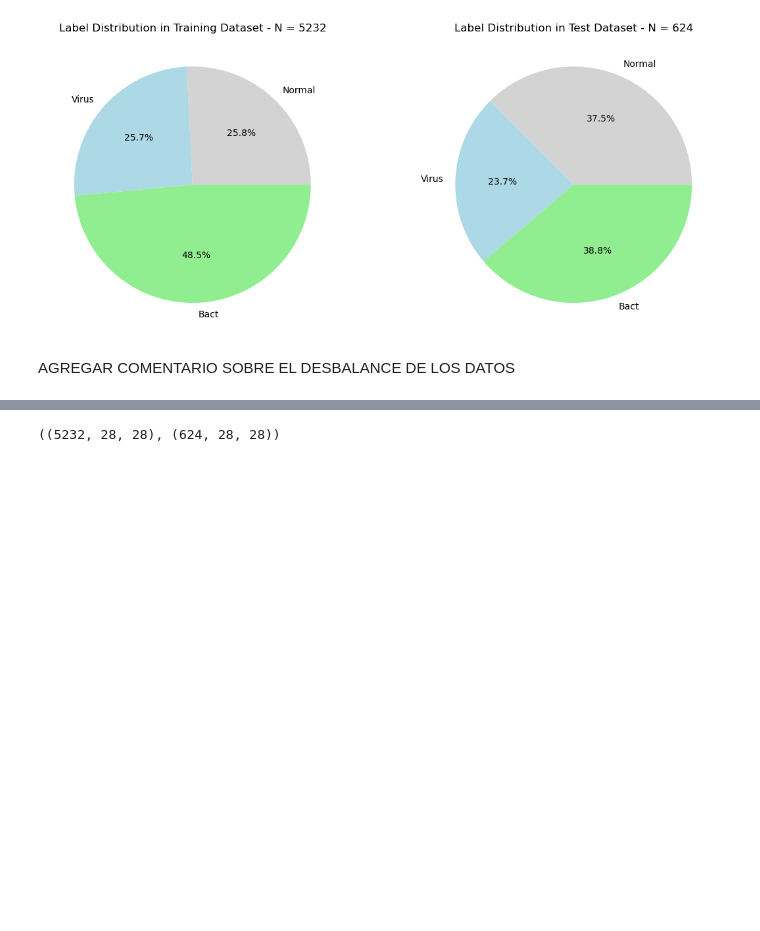
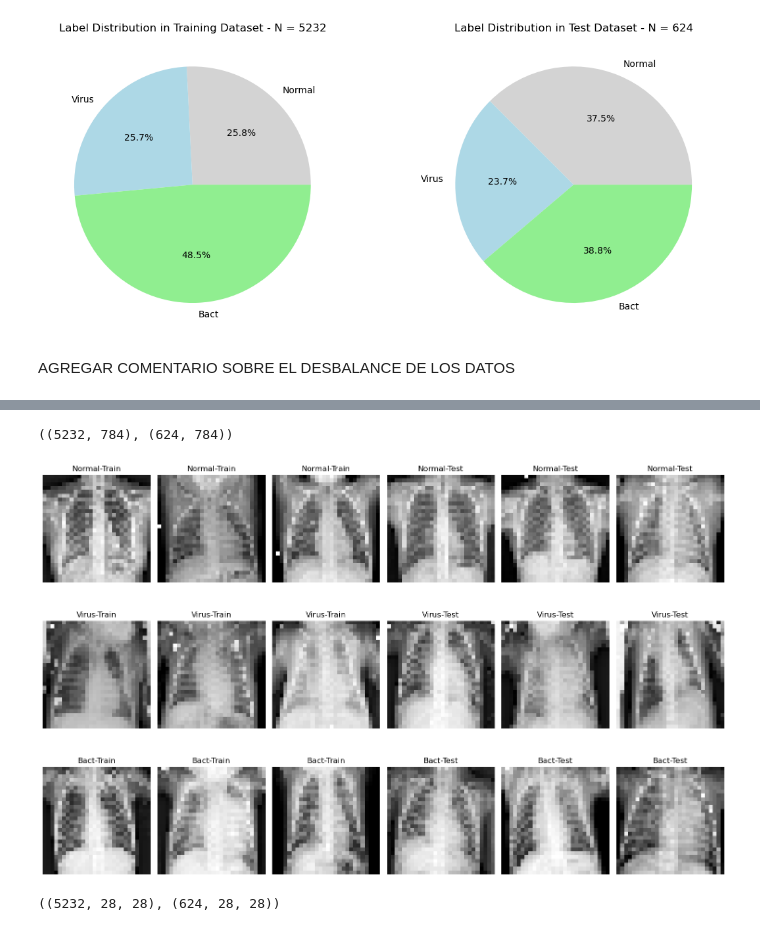
Before and after one commit to jlopetegui98/Hands-on-ML-Project, a Jupyter notebook: main.ipynb, the cells around one changed output, grey strips where cells are left out. Drawn from its saved outputs; the diff is of its cells as text; code cells hidden in the pictures; blank space fills up the shorter version.

```diff
--- a/main.ipynb
+++ b/main.ipynb
@@ -176,23 +92,60 @@ plt.show()
 # %%
-# load all images in training and test dataset
-train_images = []
-test_images = []
+# load images and resize them to IMG_SIZE*IMG_SIZE
 mask_train = ["NORMAL"]*train_labels.count(0) + ["PNEUMONIA"]*(len(train_labels) - train_labels.count(0))
 mask_test = ["NORMAL"]*test_labels.count(0) + ["PNEUMONIA"]*(len(test_labels) - test_labels.count(0))
 
 train_images_paths = [os.path.join(train_path,mask_train[i],train_images_paths[i]) for i in range(len(train_images_paths))]
 test_images_paths = [os.path.join(test_path,mask_test[i],test_images_paths[i]) for i in range(len(test_images_paths))]
-# print(train_images_paths[0])
 
-for i in range(len(train_images_paths)):
-    img = cv2.imread(train_images_paths[i])
-    img = cv2.resize(img,(IMG_SIZE,IMG_SIZE))
-    img = cv2.cvtColor(img,cv2.COLOR_RGB2GRAY)
-    train_images.append(img)
+def load_images(images_paths):
+    images = []
+    for image_path in images_paths:
+        image = cv2.imread(image_path)
+        # resize image
+        image = cv2.resize(image,(IMG_SIZE,IMG_SIZE))
+        # transform to grayscale
+        image = cv2.cvtColor(image,cv2.COLOR_RGB2GRAY)
+        images.append(image)
+    # reshape images to 1D array
+    images = np.array(images).reshape(-1,IMG_SIZE*IMG_SIZE)
+    return images
 
-for i in range(len(test_images_paths)):
-    img = cv2.imread(test_images_paths[i])
-    img = cv2.resize(img,(IMG_SIZE,IMG_SIZE))
-    img = cv2.cvtColor(img,cv2.COLOR_RGB2GRAY)
-    test_images.append(img)
+train_images = load_images(train_images_paths)
+test_images = load_images(test_images_paths)
+train_images.shape, test_images.shape
+# %% [output]
+((5232, 784), (624, 784))
+# %%
+# show three images from each class in training and test dataset
+# save 3 images from each class in training and test dataset
+normal_train_images = train_images[:3]
+virus_train_images = train_images[train_label_counts[0]:train_label_counts[0]+3]
+bact_train_images = train_images[train_label_counts[0]+train_label_counts[1]:train_label_counts[0]+train_label_counts[1]+3]
+normal_test_images = test_images[:3]
+virus_test_images = test_images[test_label_counts[0]:test_label_counts[0]+3]
+bact_test_images = test_images[test_label_counts[0]+test_label_counts[1]:test_label_counts[0]+test_label_counts[1]+3]
+
+
+def show_images(subplot_indexes, images, label, mode = 'Train'):
+    i,j_o = subplot_indexes
+    for j in range(j_o,j_o+3):
+        axes[i,j].imshow(images[j-j_o].reshape(IMG_SIZE,IMG_SIZE),cmap='gray')
+        axes[i,j].axis('off')
+        axes[i,j].set_title(label+ '-' + mode)
+
+
+fig,axes = plt.subplots(3,6)
+fig.set_size_inches(15,10)
+
+show_images((0,0),normal_train_images,'Normal')
+show_images((0,3),normal_test_images,'Normal',mode='Test')
+show_images((1,0),virus_train_images,'Virus')
+show_images((1,3),virus_test_images,'Virus',mode='Test')
+show_images((2,0),bact_train_images,'Bact')
+show_images((2,3),bact_test_images,'Bact',mode='Test')
+
+plt.tight_layout()
+plt.show()
+# %% [output]
+[figure, added]
 # %%
```
Also changed, not shown: parts of 19 cells of this notebook.
